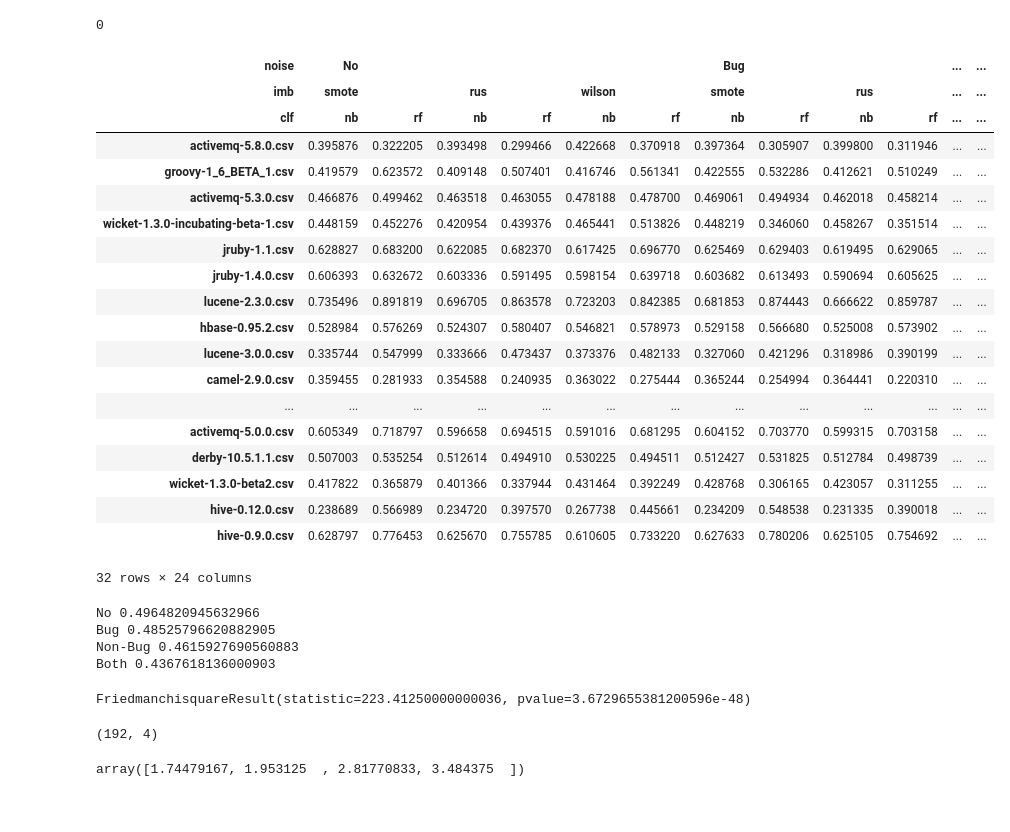
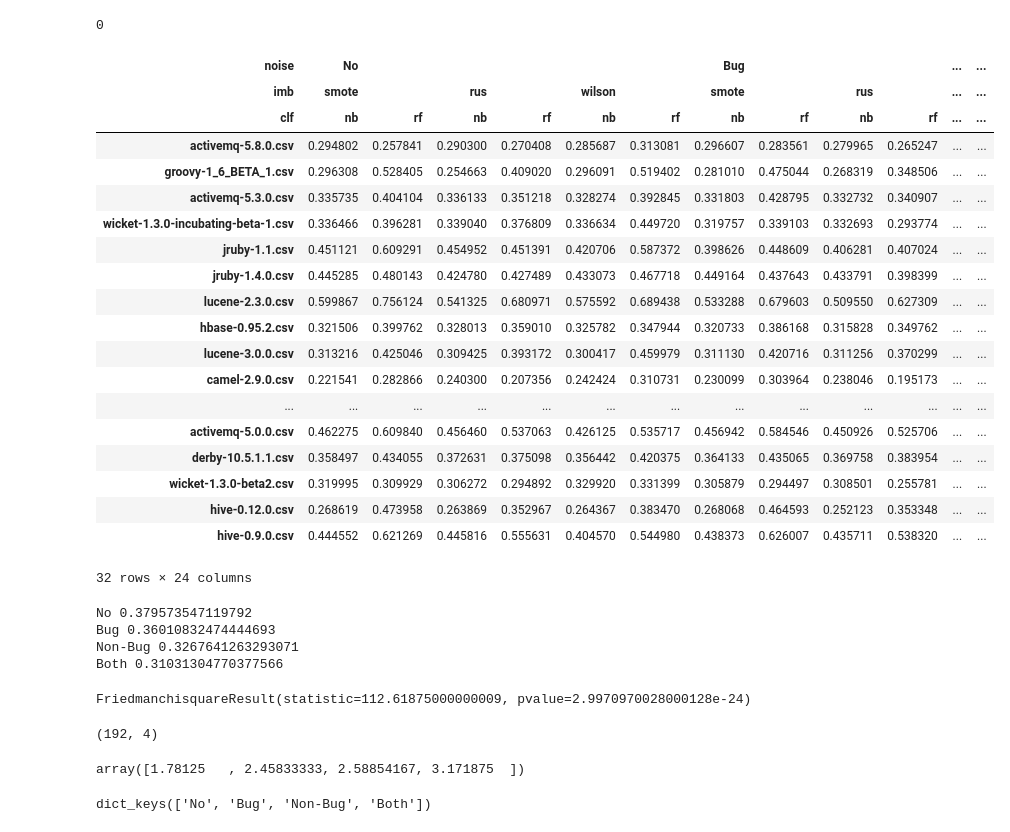
Before and after one commit to Shihab-Shahriar/analytics, a Jupyter notebook: Noise Detectors on Imabalance.ipynb, the cells around one changed output. Saved outputs shown, nothing was run; the diff lists cells and outputs as text; code cells hidden in the pictures.

```diff
--- a/Noise Detectors on Imabalance.ipynb
+++ b/Noise Detectors on Imabalance.ipynb
@@ -106,28 +110,28 @@ df.isna().sum().sum()
 # %% [output]
 0
 # %%
-tmp = df.drop(columns=['matthews_corrcoef'],level=3,axis=1).droplevel(3,axis=1)
+tmp = df.drop(columns=['pr_rec_score'],level=3,axis=1).droplevel(3,axis=1)
 tmp
 # %% [output]
 | noise | No |  |  |  |  |  | Bug |  |  |  | ... | ... |
 | imb | smote |  | rus |  | wilson |  | smote |  | rus |  | ... | ... |
 | clf | nb | rf | nb | rf | nb | rf | nb | rf | nb | rf | ... | ... |
-| activemq-5.8.0.csv | 0.395876 | 0.322205 | 0.393498 | 0.299466 | 0.422668 | 0.370918 | 0.397364 | 0.305907 | 0.399800 | 0.311946 | ... | ... |
-| groovy-1_6_BETA_1.csv | 0.419579 | 0.623572 | 0.409148 | 0.507401 | 0.416746 | 0.561341 | 0.422555 | 0.532286 | 0.412621 | 0.510249 | ... | ... |
-| activemq-5.3.0.csv | 0.466876 | 0.499462 | 0.463518 | 0.463055 | 0.478188 | 0.478700 | 0.469061 | 0.494934 | 0.462018 | 0.458214 | ... | ... |
-| wicket-1.3.0-incubating-beta-1.csv | 0.448159 | 0.452276 | 0.420954 | 0.439376 | 0.465441 | 0.513826 | 0.448219 | 0.346060 | 0.458267 | 0.351514 | ... | ... |
-| jruby-1.1.csv | 0.628827 | 0.683200 | 0.622085 | 0.682370 | 0.617425 | 0.696770 | 0.625469 | 0.629403 | 0.619495 | 0.629065 | ... | ... |
-| jruby-1.4.0.csv | 0.606393 | 0.632672 | 0.603336 | 0.591495 | 0.598154 | 0.639718 | 0.603682 | 0.613493 | 0.590694 | 0.605625 | ... | ... |
-| lucene-2.3.0.csv | 0.735496 | 0.891819 | 0.696705 | 0.863578 | 0.723203 | 0.842385 | 0.681853 | 0.874443 | 0.666622 | 0.859787 | ... | ... |
-| hbase-0.95.2.csv | 0.528984 | 0.576269 | 0.524307 | 0.580407 | 0.546821 | 0.578973 | 0.529158 | 0.566680 | 0.525008 | 0.573902 | ... | ... |
-| lucene-3.0.0.csv | 0.335744 | 0.547999 | 0.333666 | 0.473437 | 0.373376 | 0.482133 | 0.327060 | 0.421296 | 0.318986 | 0.390199 | ... | ... |
-| camel-2.9.0.csv | 0.359455 | 0.281933 | 0.354588 | 0.240935 | 0.363022 | 0.275444 | 0.365244 | 0.254994 | 0.364441 | 0.220310 | ... | ... |
+| activemq-5.8.0.csv | 0.294802 | 0.257841 | 0.290300 | 0.270408 | 0.285687 | 0.313081 | 0.296607 | 0.283561 | 0.279965 | 0.265247 | ... | ... |
+| groovy-1_6_BETA_1.csv | 0.296308 | 0.528405 | 0.254663 | 0.409020 | 0.296091 | 0.519402 | 0.281010 | 0.475044 | 0.268319 | 0.348506 | ... | ... |
+| activemq-5.3.0.csv | 0.335735 | 0.404104 | 0.336133 | 0.351218 | 0.328274 | 0.392845 | 0.331803 | 0.428795 | 0.332732 | 0.340907 | ... | ... |
+| wicket-1.3.0-incubating-beta-1.csv | 0.336466 | 0.396281 | 0.339040 | 0.376809 | 0.336634 | 0.449720 | 0.319757 | 0.339103 | 0.332693 | 0.293774 | ... | ... |
+| jruby-1.1.csv | 0.451121 | 0.609291 | 0.454952 | 0.451391 | 0.420706 | 0.587372 | 0.398626 | 0.448609 | 0.406281 | 0.407024 | ... | ... |
+| jruby-1.4.0.csv | 0.445285 | 0.480143 | 0.424780 | 0.427489 | 0.433073 | 0.467718 | 0.449164 | 0.437643 | 0.433791 | 0.398399 | ... | ... |
+| lucene-2.3.0.csv | 0.599867 | 0.756124 | 0.541325 | 0.680971 | 0.575592 | 0.689438 | 0.533288 | 0.679603 | 0.509550 | 0.627309 | ... | ... |
+| hbase-0.95.2.csv | 0.321506 | 0.399762 | 0.328013 | 0.359010 | 0.325782 | 0.347944 | 0.320733 | 0.386168 | 0.315828 | 0.349762 | ... | ... |
+| lucene-3.0.0.csv | 0.313216 | 0.425046 | 0.309425 | 0.393172 | 0.300417 | 0.459979 | 0.311130 | 0.420716 | 0.311256 | 0.370299 | ... | ... |
+| camel-2.9.0.csv | 0.221541 | 0.282866 | 0.240300 | 0.207356 | 0.242424 | 0.310731 | 0.230099 | 0.303964 | 0.238046 | 0.195173 | ... | ... |
 | ... | ... | ... | ... | ... | ... | ... | ... | ... | ... | ... | ... | ... |
-| activemq-5.0.0.csv | 0.605349 | 0.718797 | 0.596658 | 0.694515 | 0.591016 | 0.681295 | 0.604152 | 0.703770 | 0.599315 | 0.703158 | ... | ... |
-| derby-10.5.1.1.csv | 0.507003 | 0.535254 | 0.512614 | 0.494910 | 0.530225 | 0.494511 | 0.512427 | 0.531825 | 0.512784 | 0.498739 | ... | ... |
-| wicket-1.3.0-beta2.csv | 0.417822 | 0.365879 | 0.401366 | 0.337944 | 0.431464 | 0.392249 | 0.428768 | 0.306165 | 0.423057 | 0.311255 | ... | ... |
-| hive-0.12.0.csv | 0.238689 | 0.566989 | 0.234720 | 0.397570 | 0.267738 | 0.445661 | 0.234209 | 0.548538 | 0.231335 | 0.390018 | ... | ... |
-| hive-0.9.0.csv | 0.628797 | 0.776453 | 0.625670 | 0.755785 | 0.610605 | 0.733220 | 0.627633 | 0.780206 | 0.625105 | 0.754692 | ... | ... |
+| activemq-5.0.0.csv | 0.462275 | 0.609840 | 0.456460 | 0.537063 | 0.426125 | 0.535717 | 0.456942 | 0.584546 | 0.450926 | 0.525706 | ... | ... |
+| derby-10.5.1.1.csv | 0.358497 | 0.434055 | 0.372631 | 0.375098 | 0.356442 | 0.420375 | 0.364133 | 0.435065 | 0.369758 | 0.383954 | ... | ... |
+| wicket-1.3.0-beta2.csv | 0.319995 | 0.309929 | 0.306272 | 0.294892 | 0.329920 | 0.331399 | 0.305879 | 0.294497 | 0.308501 | 0.255781 | ... | ... |
+| hive-0.12.0.csv | 0.268619 | 0.473958 | 0.263869 | 0.352967 | 0.264367 | 0.383470 | 0.268068 | 0.464593 | 0.252123 | 0.353348 | ... | ... |
+| hive-0.9.0.csv | 0.444552 | 0.621269 | 0.445816 | 0.555631 | 0.404570 | 0.544980 | 0.438373 | 0.626007 | 0.435711 | 0.538320 | ... | ... |
 32 rows × 24 columns
 # %%
 dic = {}
@@ -135,14 +139,14 @@ for noise_type in NOISE_TYPES:
     dic[noise_type] = tmp[noise_type].values.reshape(-1)
     print(noise_type,dic[noise_type].mean())
 # %% [output]
-No 0.4964820945632966
-Bug 0.48525796620882905
-Non-Bug 0.4615927690560883
-Both 0.4367618136000903
+No 0.379573547119792
+Bug 0.36010832474444693
+Non-Bug 0.3267641263293071
+Both 0.31031304770377566
 # %%
 friedmanchisquare(*(dic[a] for a in dic))
 # %% [output]
-FriedmanchisquareResult(statistic=223.41250000000036, pvalue=3.6729655381200596e-48)
+FriedmanchisquareResult(statistic=112.61875000000009, pvalue=2.9970970028000128e-24)
 # %%
 res = np.concatenate([dic[ntype].reshape(-1,1) for ntype in NOISE_TYPES],axis=1)
 res.shape
@@ -155,4 +159,8 @@ for i in range(res.shape[0]):
 # %%
 ranks.mean(axis=0)
 # %% [output]
-array([1.74479167, 1.953125  , 2.81770833, 3.484375  ])
+array([1.78125   , 2.45833333, 2.58854167, 3.171875  ])
+# %%
+dic.keys()
+# %% [output]
+dict_keys(['No', 'Bug', 'Non-Bug', 'Both'])
```
Also changed, not shown: parts of 5 cells of this notebook, 10 other files.
